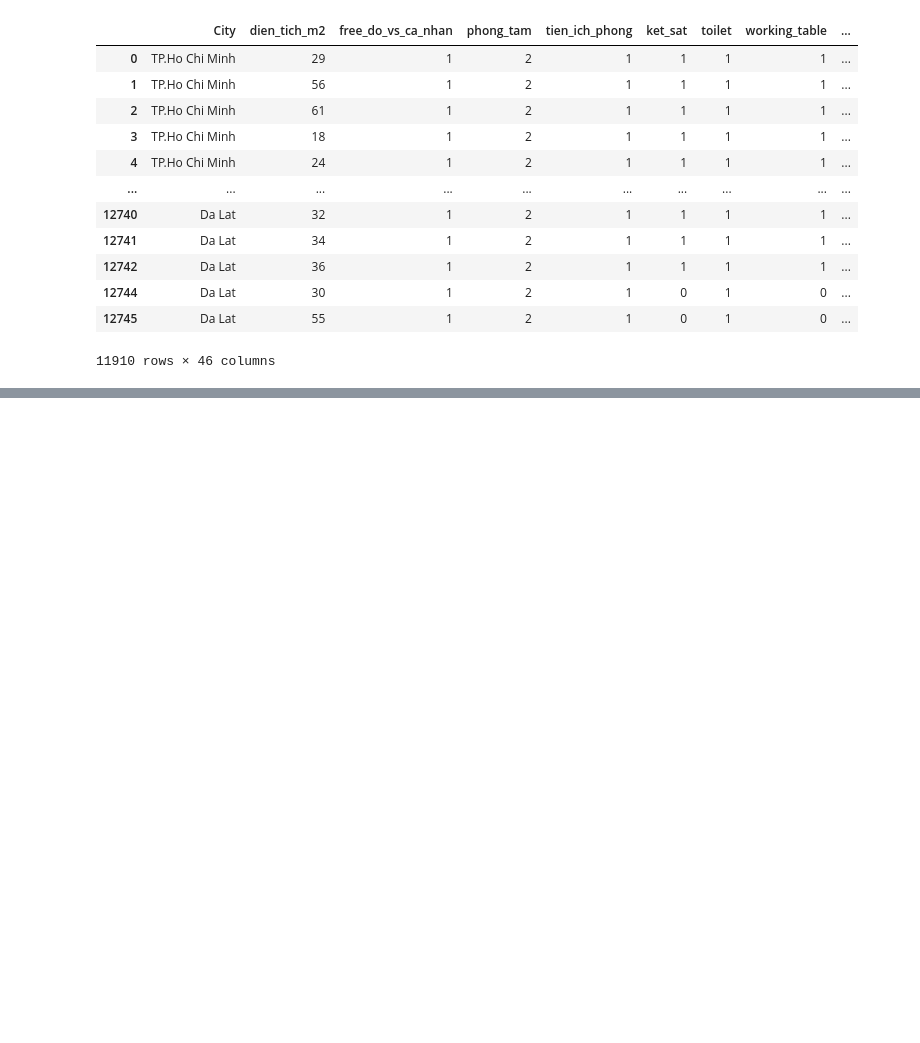
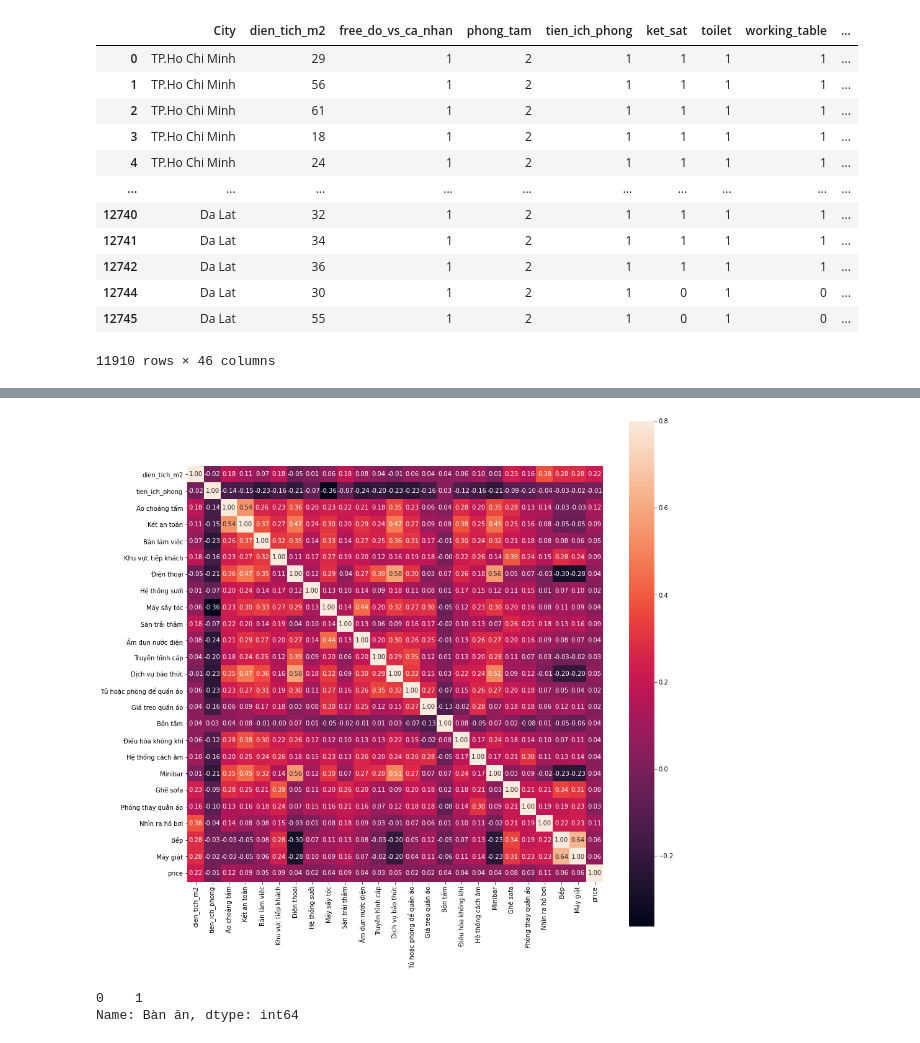
Before and after one commit to huuthang2509/DoAn-CK---NMKHDL, a Jupyter notebook: crawl_data_&_preprocess/preprocess.ipynb, the cells around one changed output, grey strips where cells are left out. Saved outputs shown, nothing was run; the diff lists cells and outputs as text; code cells hidden in the pictures; blank space fills up the shorter version.

```diff
--- a/crawl_data_&_preprocess/preprocess.ipynb
+++ b/crawl_data_&_preprocess/preprocess.ipynb
@@ -667,0 +715,42 @@ df
+# %%
+temp_df = pd.read_csv('temp.csv')
+y_temp = temp_df['price']
+temp_df.drop('price', axis=1, inplace=True)
+# %%
+test_df = temp_df.copy()
+# %%
+col1 = 'Đồ vệ sinh cá nhân miễn phí'
+col2 = 'Khăn tắm'
+col3 = 'Dép'
+col4 = 'WiFi miễn phí'
+
+for i in test_df.index:
+    if test_df[col1][i] == 0 and test_df[col2][i] == 0 and test_df[col3][i] == 0 and test_df[col4][i] == 0:
+        pass
+    else:
+        if test_df[col1][i] == 1:
+            test_df[col1][i] = 1
+        elif test_df[col2][i] == 1:
+            test_df[col1][i] = 2
+        elif test_df[col3][i] == 1:
+            test_df[col1][i] = 3
+        elif test_df[col4][i] == 1:
+            test_df[col1][i] = 4
+test_df.drop([col2, col3, col4], axis=1, inplace=True)
+test_df = test_df.rename(columns={col1 : 'tien_ich_phong'})
+# %%
+cor_col = test_df.loc[:, : 'Máy giặt']
+cor_col['price'] = y_temp
+
+C_mat = cor_col.corr()
+fig = plt.figure(figsize = (15,15))
+
+sb.heatmap(C_mat, vmax = .8, square = True, annot=True, fmt='.2f')
+plt.show()
+# %% [output]
+[figure, added]
+# %%
+temp_df.iloc[0:1, 29]
+# %% [output]
+0    1
+Name: Bàn ăn, dtype: int64
```
Also changed, not shown: parts of 12 cells of this notebook, 4 other files.
